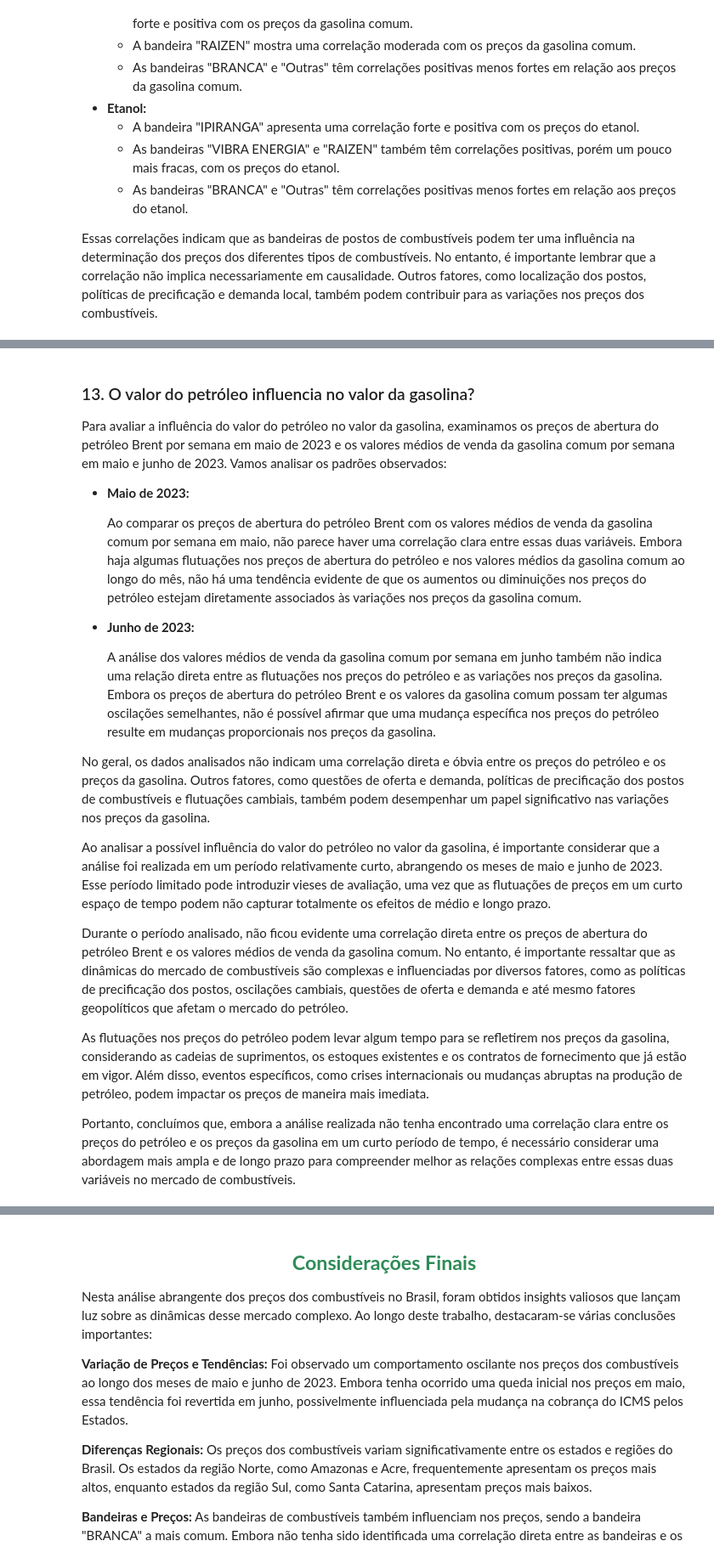
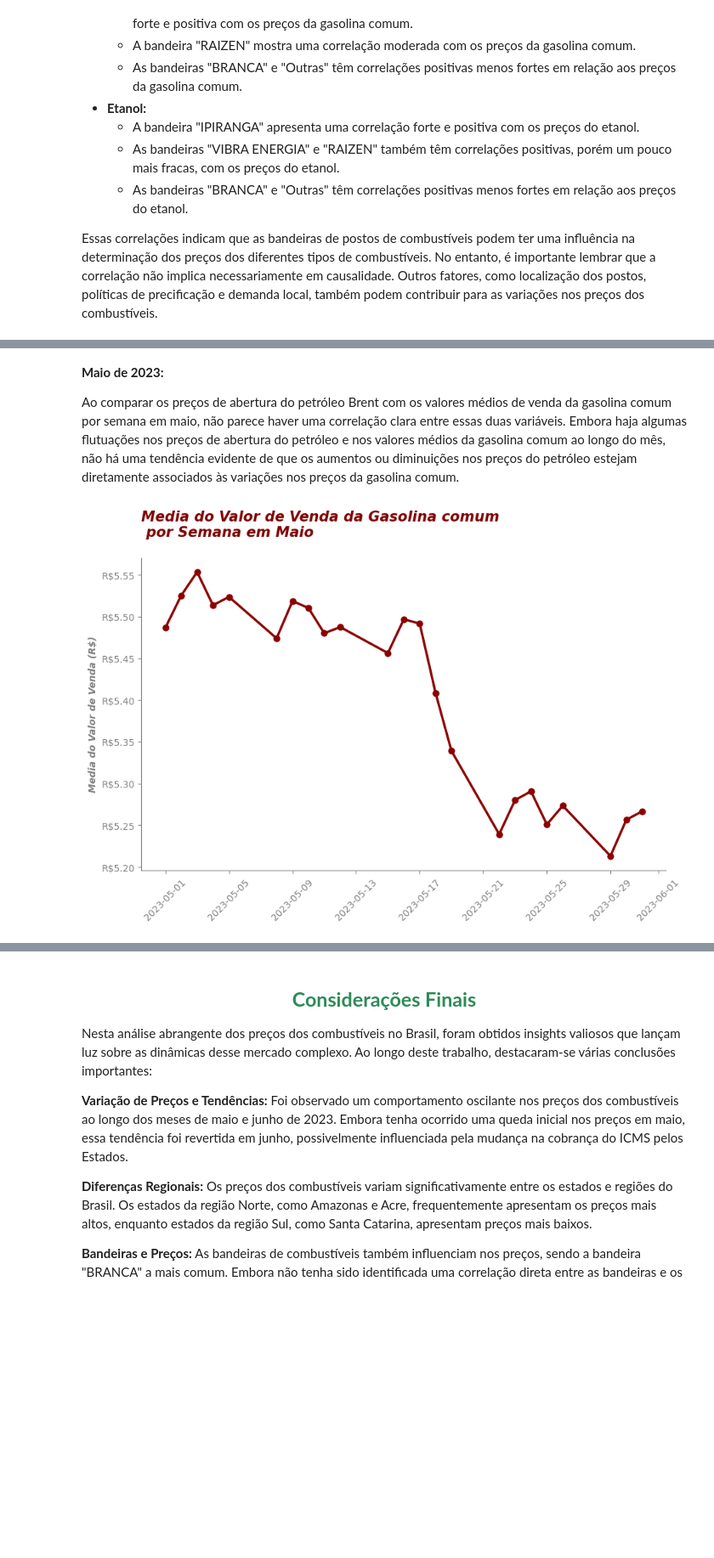
Before and after one commit to davidmidoria/analise_gasolina_etanol, a Jupyter notebook: Relatório_combustiveis.ipynb, the cells around one changed output, grey strips where cells are left out. Shown at 85% size. Drawn from its saved outputs; the diff is of its cells as text; code cells hidden in the pictures; blank space fills up the shorter version.

```diff
--- a/Relatório_combustiveis.ipynb
+++ b/Relatório_combustiveis.ipynb
@@ -607,24 +615,9 @@ Essas correlações indicam que as bandeiras de postos de combustíveis podem te
 # %% [markdown]
-### 13. O valor do petróleo influencia no valor da gasolina?
-
-Para avaliar a influência do valor do petróleo no valor da gasolina, examinamos os preços de abertura do petróleo Brent por semana em maio de 2023 e os valores médios de venda da gasolina comum por semana em maio e junho de 2023. Vamos analisar os padrões observados:
-
-- **Maio de 2023:**
+ **Maio de 2023:**
 
   Ao comparar os preços de abertura do petróleo Brent com os valores médios de venda da gasolina comum por semana em maio, não parece haver uma correlação clara entre essas duas variáveis.
   Embora haja algumas flutuações nos preços de abertura do petróleo e nos valores médios da gasolina comum ao longo do mês, não há uma tendência evidente de que os aumentos ou diminuições nos preços do petróleo estejam diretamente associados às variações nos preços da gasolina comum.
-
-- **Junho de 2023:**
-
-  A análise dos valores médios de venda da gasolina comum por semana em junho também não indica uma relação direta entre as flutuações nos preços do petróleo e as variações nos preços da gasolina.
-  Embora os preços de abertura do petróleo Brent e os valores da gasolina comum possam ter algumas oscilações semelhantes, não é possível afirmar que uma mudança específica nos preços do petróleo resulte em mudanças proporcionais nos preços da gasolina.
-
-No geral, os dados analisados não indicam uma correlação direta e óbvia entre os preços do petróleo e os preços da gasolina. Outros fatores, como questões de oferta e demanda, políticas de precificação dos postos de combustíveis e flutuações cambiais, também podem desempenhar um papel significativo nas variações nos preços da gasolina.
-
-Ao analisar a possível influência do valor do petróleo no valor da gasolina, é importante considerar que a análise foi realizada em um período relativamente curto, abrangendo os meses de maio e junho de 2023. Esse período limitado pode introduzir vieses de avaliação, uma vez que as flutuações de preços em um curto espaço de tempo podem não capturar totalmente os efeitos de médio e longo prazo.
-
-Durante o período analisado, não ficou evidente uma correlação direta entre os preços de abertura do petróleo Brent e os valores médios de venda da gasolina comum. No entanto, é importante ressaltar que as dinâmicas do mercado de combustíveis são complexas e influenciadas por diversos fatores, como as políticas de precificação dos postos, oscilações cambiais, questões de oferta e demanda e até mesmo fatores geopolíticos que afetam o mercado do petróleo.
-
-As flutuações nos preços do petróleo podem levar algum tempo para se refletirem nos preços da gasolina, considerando as cadeias de suprimentos, os estoques existentes e os contratos de fornecimento que já estão em vigor. Além disso, eventos específicos, como crises internacionais ou mudanças abruptas na produção de petróleo, podem impactar os preços de maneira mais imediata.
-
-Portanto, concluímos que, embora a análise realizada não tenha encontrado uma correlação clara entre os preços do petróleo e os preços da gasolina em um curto período de tempo, é necessário considerar uma abordagem mais ampla e de longo prazo para compreender melhor as relações complexas entre essas duas variáveis no mercado de combustíveis.
+# %%
+sc.gasolina_5()
+# %% [output]
+[figure, added]
```
Also changed, not shown: parts of 5 cells of this notebook.
